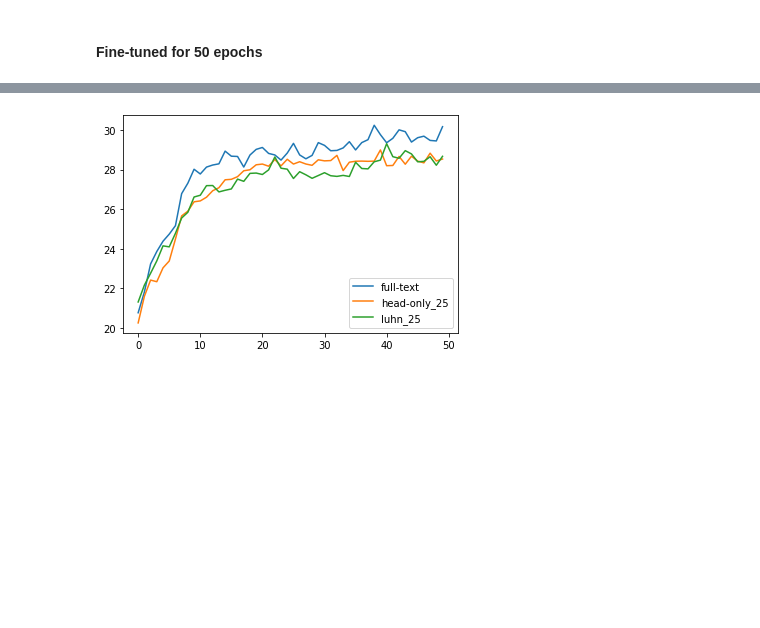
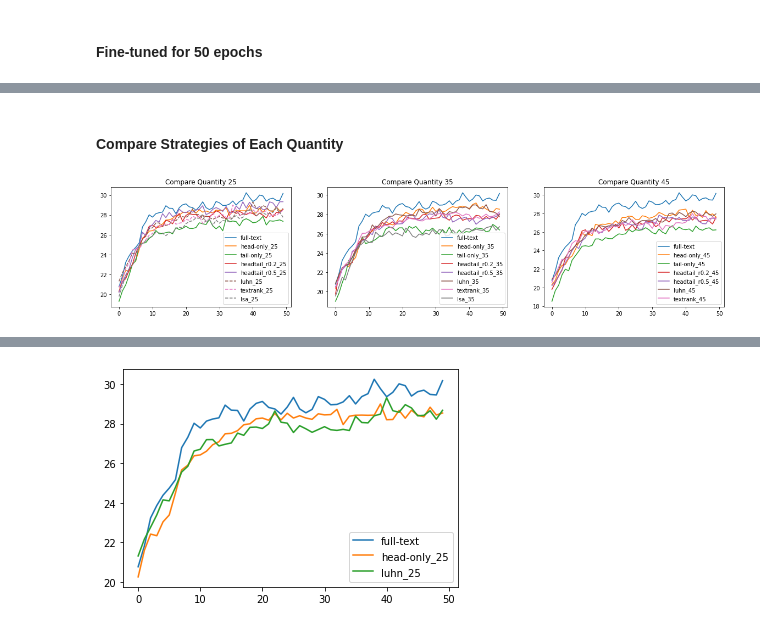
Before and after one commit to beaupranisaa/Text-Summarization, a Jupyter notebook: analysis/Shortening_Evaluation_50epochs.ipynb, the cells around one changed output, grey strips where cells are left out. Cells and saved outputs as stored; diff of their text form; code cells hidden in the pictures; blank space fills up the shorter version.

```diff
--- a/analysis/Shortening_Evaluation_50epochs.ipynb
+++ b/analysis/Shortening_Evaluation_50epochs.ipynb
@@ -15,0 +69,23 @@ import numpy as np
+# %%
+bertscores_fulltext = get_bert(params, "full-text", 0, 'xsum', 50)
+bertscores_head25 = get_bert(params, "head-only", 25, 'xsum', 50)
+bertscores_head35 = get_bert(params, "head-only", 35, 'xsum', 50)
+bertscores_head45 = get_bert(params, "head-only", 45, 'xsum', 50)
+bertscores_tail25 = get_bert(params, "tail-only", 25, 'xsum', 50)
+bertscores_tail35 = get_bert(params, "tail-only", 35, 'xsum', 50)
+bertscores_tail45 = get_bert(params, "tail-only", 45, 'xsum', 50)
+bertscores_headtail_02_25 = get_bert(params, "head+tail_ratio0.2", 25, 'xsum', 50)
+bertscores_headtail_02_35 = get_bert(params, "head+tail_ratio0.2", 35, 'xsum', 50)
+bertscores_headtail_02_45 = get_bert(params, "head+tail_ratio0.2", 45, 'xsum', 50)
+bertscores_headtail_05_25 = get_bert(params, "head+tail_ratio0.5", 25, 'xsum', 50)
+bertscores_headtail_05_35 = get_bert(params, "head+tail_ratio0.5", 35, 'xsum', 50)
+bertscores_headtail_05_45 = get_bert(params, "head+tail_ratio0.5", 45, 'xsum', 50)
+bertscores_luhn25 = get_bert(params, "luhn", 25, 'xsum', 50)
+bertscores_luhn35 = get_bert(params, "luhn", 35, 'xsum', 50)
+bertscores_luhn45 = get_bert(params, "luhn", 45, 'xsum', 50)
+# bertscores_textrank25 = get_bert(params, "textrank", 25, 'xsum', 50)
+# bertscores_textrank35 = get_bert(params, "textrank", 35, 'xsum', 50)
+# bertscores_textrank45 = get_bert(params, "textrank", 45, 'xsum', 50)
+# bertscores_lsa25 = get_bert(params, "lsa", 25, 'xsum', 50)
+# bertscores_lsa35 = get_bert(params, "lsa", 35, 'xsum', 50)
+# bertscores_lsa45 = get_bert(params, "lsa", 45, 'xsum', 50)
@@ -15,0 +184,26 @@ import numpy as np
+# %% [markdown]
+#### Compare Strategies of Each Quantity
+# %%
+fig, axs = plt.subplots(1, 3, figsize=(20,4))
+quantity_25 = {"plots": [rougescores_fulltext, rougescores_head25, rougescores_tail25, rougescores_headtail_02_25, rougescores_headtail_05_25, rougescores_luhn25, rougescores_textrank25, rougescores_lsa25],
+               "labels" : ['full-text', 'head-only_25', 'tail-only_25', 'headtail_r0.2_25', 'headtail_r0.5_25', 'luhn_25', 'textrank_25', 'lsa_25'],
+              "linestyles": ['solid', 'solid','solid','solid','solid','dashed','dashed','dashed']}
+quantity_35 = {"plots": [rougescores_fulltext, rougescores_head35, rougescores_tail35, rougescores_headtail_02_35, rougescores_headtail_05_35, rougescores_luhn35, rougescores_textrank35, rougescores_lsa35],
+               "labels" : ['full-text', 'head-only_35', 'tail-only_35', 'headtail_r0.2_35', 'headtail_r0.5_35', 'luhn_35', 'textrank_35',  'lsa_35']}
+quantity_45 = {"plots": [rougescores_fulltext, rougescores_head45, rougescores_tail45, rougescores_headtail_02_45, rougescores_headtail_05_45, rougescores_luhn45, rougescores_textrank45],
+               "labels" : ['full-text', 'head-only_45', 'tail-only_45', 'headtail_r0.2_45', 'headtail_r0.5_45', 'luhn_45', 'textrank_45']}
+
+for i, plot in enumerate(quantity_25["plots"]):
+    axs[0].plot(plot['rouge1'], label = quantity_25["labels"][i], linestyle = quantity_25["linestyles"][i])
+    axs[0].set_title("Compare Quantity 25")
+    axs[0].legend()
+for i, plot in enumerate(quantity_35["plots"]):
+    axs[1].plot(plot['rouge1'], label = quantity_35["labels"][i])
+    axs[1].set_title("Compare Quantity 35")
+    axs[1].legend()
+for i, plot in enumerate(quantity_45["plots"]):
+    axs[2].plot(plot['rouge1'], label = quantity_45["labels"][i])
+    axs[2].set_title("Compare Quantity 45")
+    axs[2].legend()
+# %% [output]
+[figure, added]
```
Also changed, not shown: parts of 19 cells of this notebook, 14 other files.
